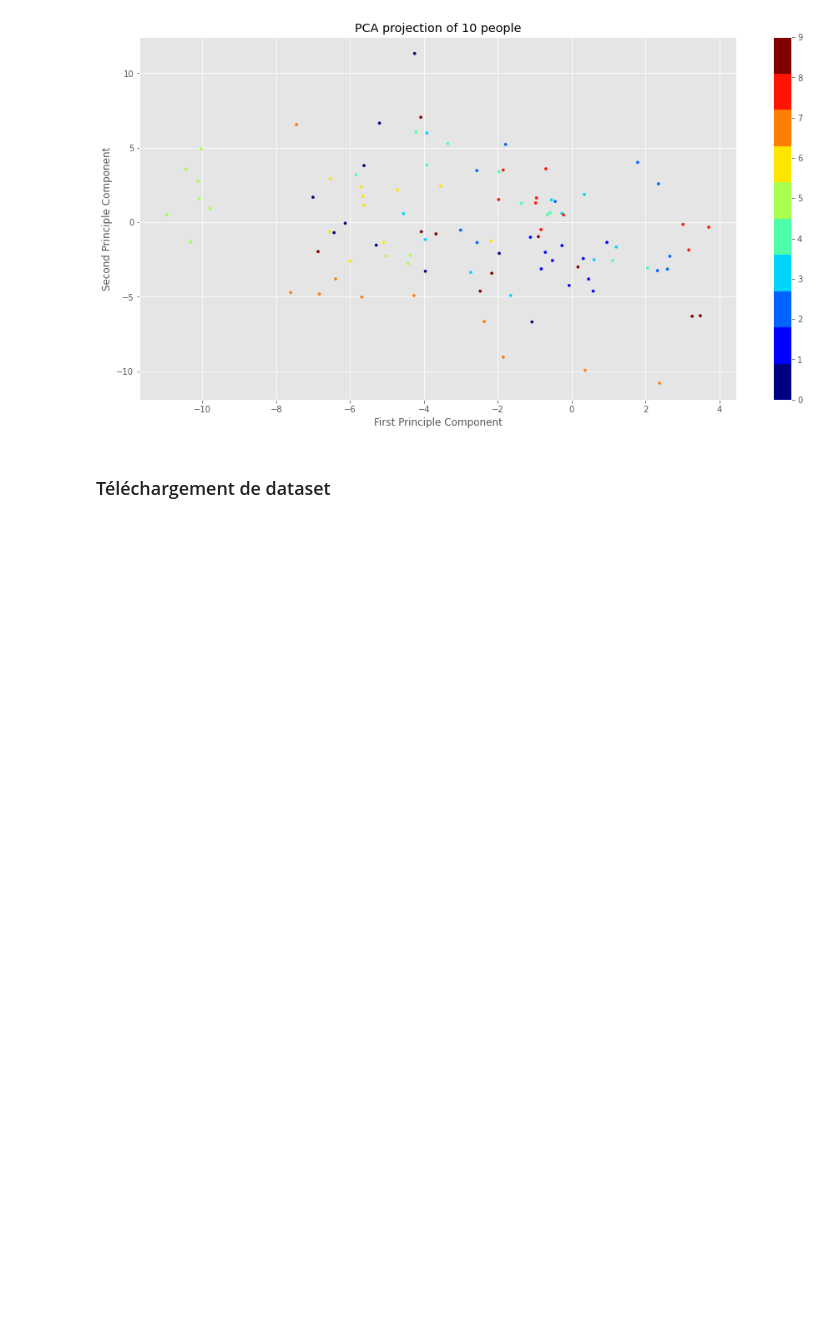
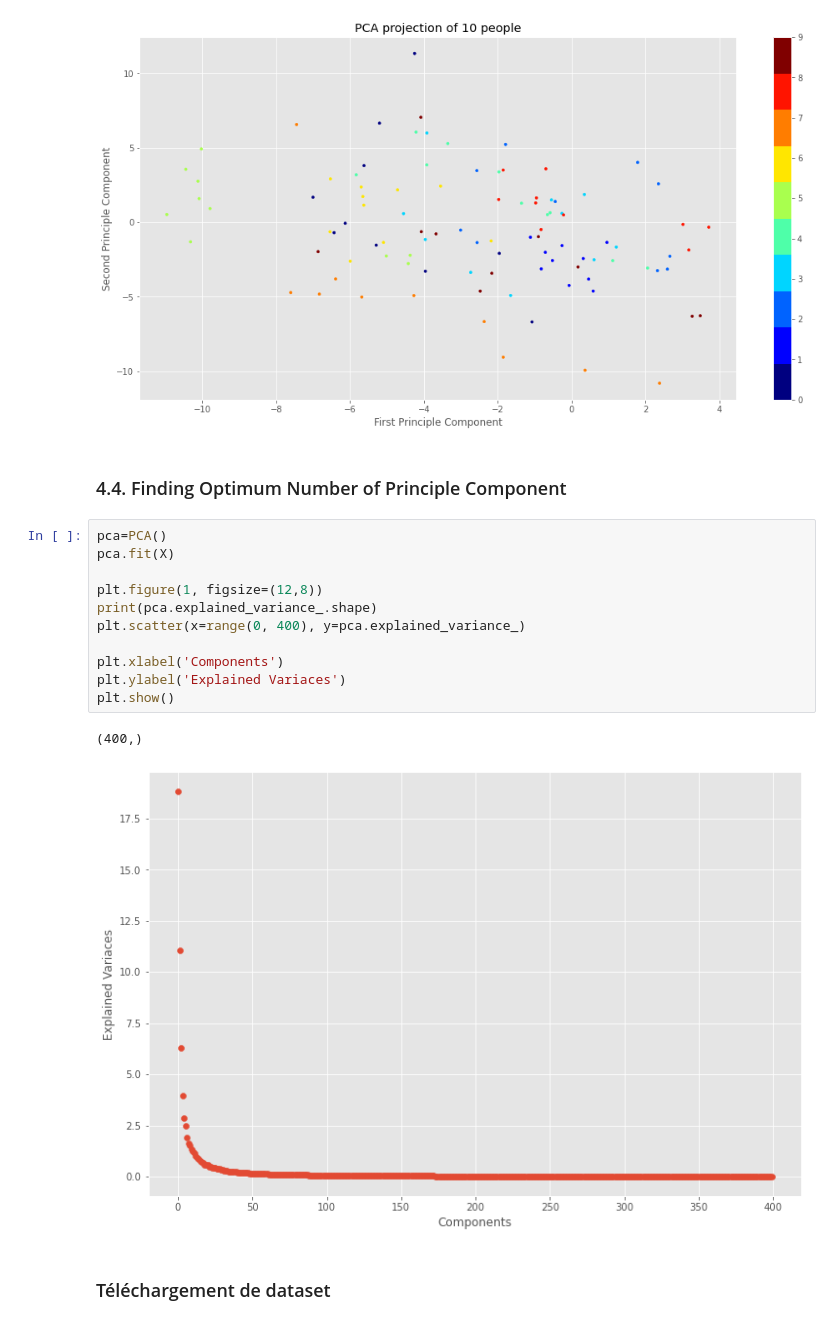
Before and after one commit to essanhaji/face_recognition_pca, a Jupyter notebook: main.ipynb, the cells around one changed output. Saved outputs shown, nothing was run; the diff lists cells and outputs as text; blank space fills up the shorter version.

Commit message:
adding variance vs componets

```diff
--- a/main.ipynb
+++ b/main.ipynb
@@ -256,6 +256,22 @@ fig.colorbar(scatter)
 # %% [output]
 <matplotlib.colorbar.Colorbar at 0x...>
 [figure]
+# %% [markdown]
+### 4.4. Finding Optimum Number of Principle Component
+# %%
+pca=PCA()
+pca.fit(X)
+
+plt.figure(1, figsize=(12,8))
+print(pca.explained_variance_.shape)
+plt.scatter(x=range(0, 400), y=pca.explained_variance_)
+
+plt.xlabel('Components')
+plt.ylabel('Explained Variaces')
+plt.show()
+# %% [output]
+(400,)
+[figure, added]
 # %% [markdown]
 ### Téléchargement de dataset
 # %%
```
